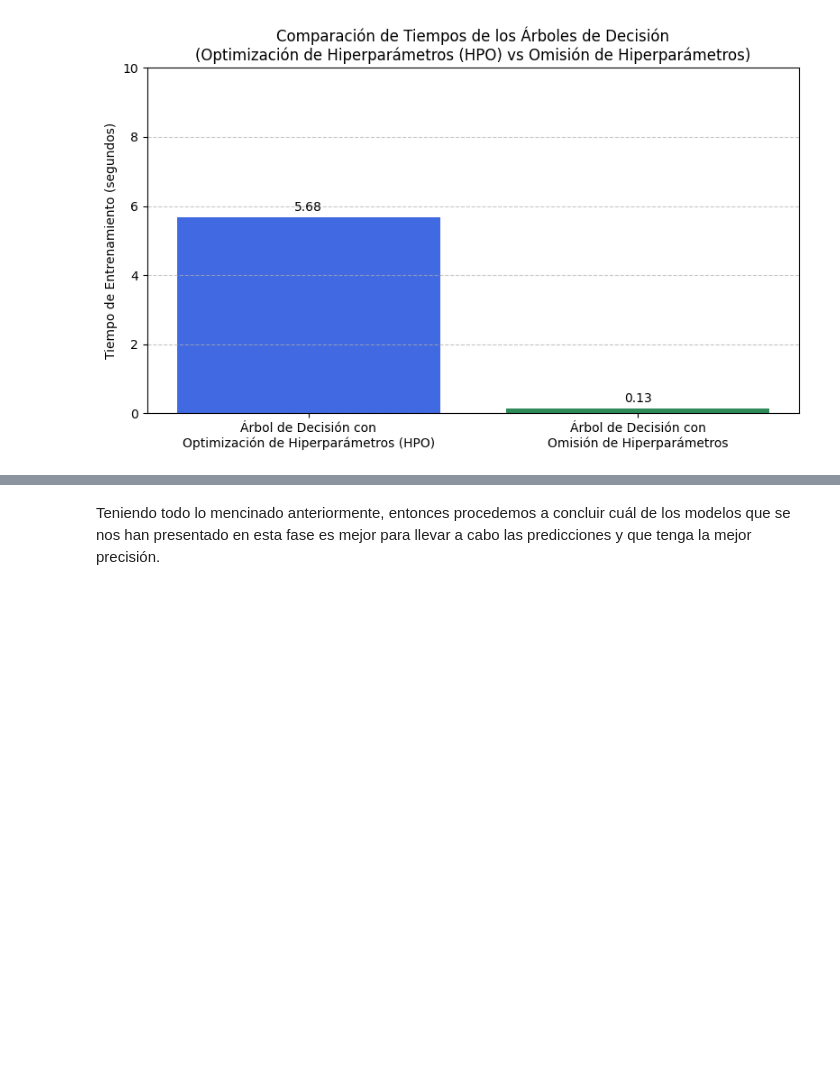
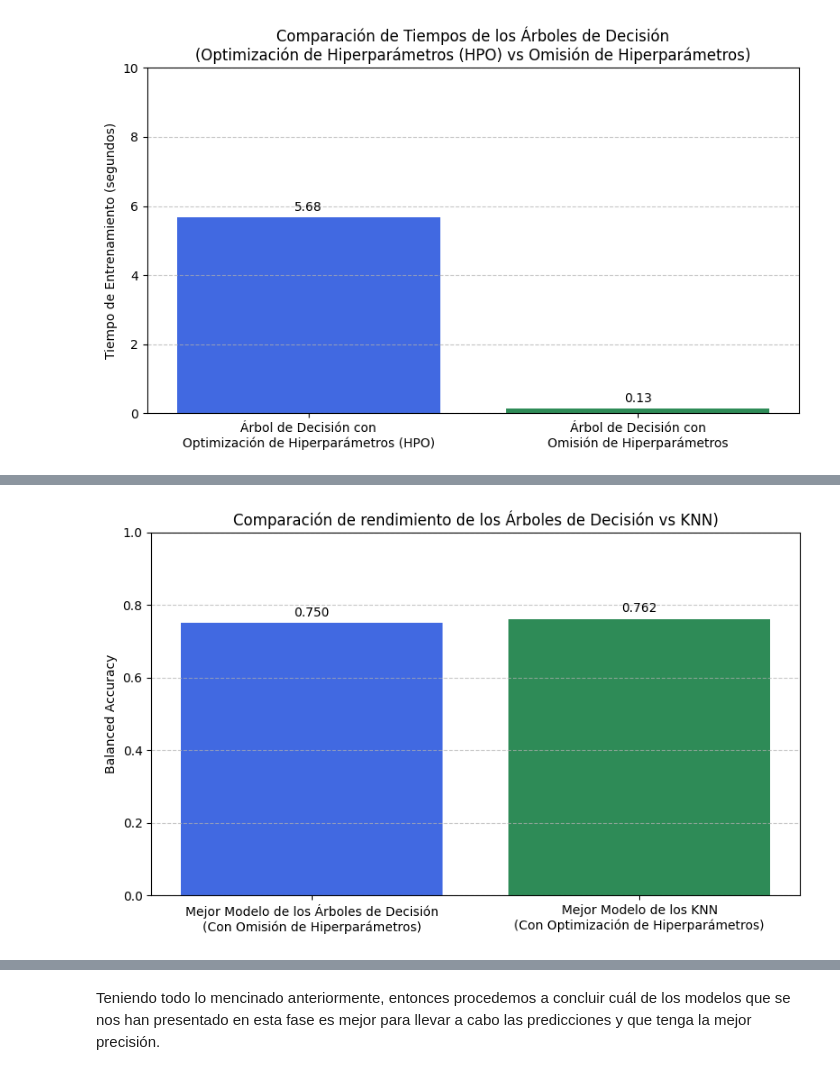
Before and after one commit to 100477706/Proyecto_Aprendizaje, a Jupyter notebook: predicciones.ipynb, the cells around one changed output, grey strips where cells are left out. Cells and saved outputs as stored; diff of their text form; code cells hidden in the pictures; blank space fills up the shorter version.

```diff
--- a/predicciones.ipynb
+++ b/predicciones.ipynb
@@ -774,0 +779,37 @@ plt.show()
+# %%
+# Obtenemos el mejor modelo de KNN
+best_accuracy_knn = gs_knn.best_score_
+
+# Obtenemos el mejor modelo de los Decision Trees
+best_accuracy_dt = scores_dt.mean()
+
+# Creamos el gráfico
+fig, ax = plt.subplots(figsize=(8, 5))
+
+# Establecemos los datos a graficar
+models = ['Mejor Modelo de los Árboles de Decisión\n(Con Omisión de Hiperparámetros)', 'Mejor Modelo de los KNN\n(Con Optimización de Hiperparámetros)']
+accuracies = [best_accuracy_dt, best_accuracy_knn]
+
+# Creamos el barplot
+bars = ax.bar(models, accuracies, color=['royalblue', 'seagreen'])
+
+# Agregamos etiquetas encima de las barras
+for bar in bars:
+    height = bar.get_height()
+    ax.annotate(f'{height:.3f}',
+                xy=(bar.get_x() + bar.get_width() / 2, height),
+                xytext=(0, 3),  # Separación hacia arriba
+                textcoords="offset points",
+                ha='center', va='bottom', fontsize=10)
+
+# Personalizamos el gráfico
+ax.set_ylim(0, 1)
+ax.set_ylabel('Balanced Accuracy')
+ax.set_title('Comparación de rendimiento de los Árboles de Decisión vs KNN)')
+plt.grid(axis='y', linestyle='--', alpha=0.7)
+
+# Mostramos el gráfico
+plt.tight_layout()
+plt.show()
+# %% [output]
+[figure, added]
```
Also changed, not shown: parts of 11 cells of this notebook.
